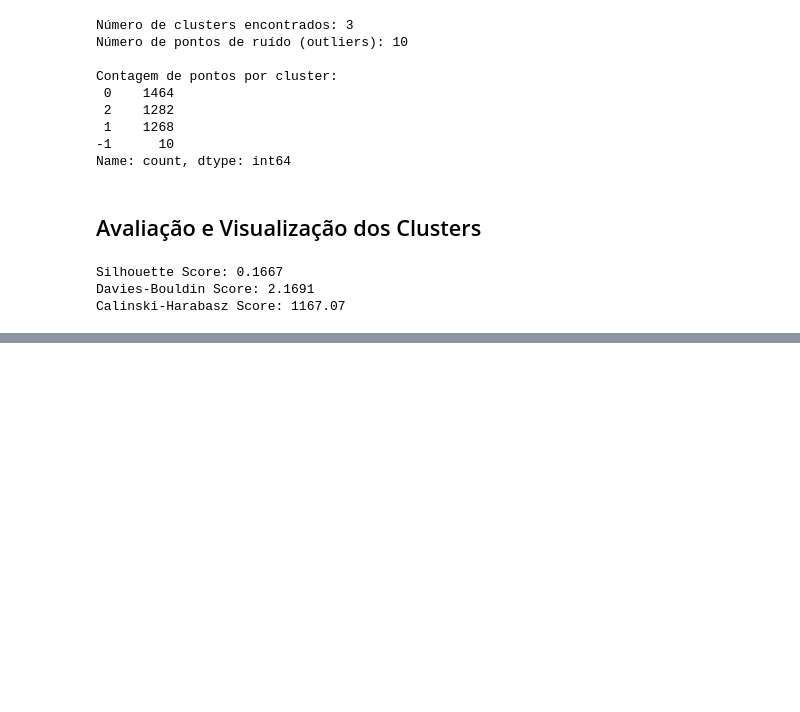
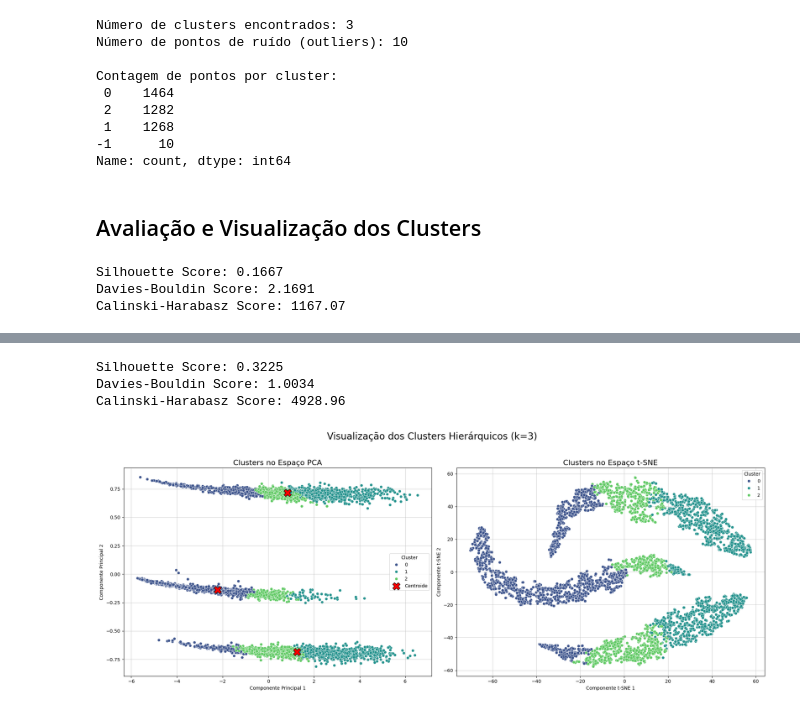
Before and after one commit to joabemorais/Trabalho-ML-2, a Jupyter notebook: test.ipynb, the cells around one changed output, grey strips where cells are left out. Drawn from its saved outputs; the diff is of its cells as text; code cells hidden in the pictures; blank space fills up the shorter version.

```diff
--- a/test.ipynb
+++ b/test.ipynb
@@ -531,0 +547,75 @@ Cálculo concluído. Gerando o dendrograma...
+# %%
+k_hierarquico = 3
+
+hierarchical_cluster = AgglomerativeClustering(n_clusters=k_hierarquico, metric='euclidean', linkage='ward')
+hierarchical_labels = hierarchical_cluster.fit_predict(df_processed_scaled)
+
+# Calculando as métricas
+sil_score_h = silhouette_score(df_processed_scaled, hierarchical_labels)
+db_score_h = davies_bouldin_score(df_processed_scaled, hierarchical_labels)
+ch_score_h = calinski_harabasz_score(df_processed_scaled, hierarchical_labels)
+
+# Exibindo os resultados
+print(f"\nSilhouette Score: {sil_score_h:.4f}")
+print(f"Davies-Bouldin Score: {db_score_h:.4f}")
+print(f"Calinski-Harabasz Score: {ch_score_h:.2f}")
+# %% [output]
+Silhouette Score: 0.3225
+Davies-Bouldin Score: 1.0034
+Calinski-Harabasz Score: 4928.96
+# %%
+df_plot_hierarchical = pd.DataFrame()
+df_plot_hierarchical['PCA1'] = coordenadas_pca[:, 0]
+df_plot_hierarchical['PCA2'] = coordenadas_pca[:, 1]
+df_plot_hierarchical['TSNE1'] = coordenadas_tsne[:, 0]
+df_plot_hierarchical['TSNE2'] = coordenadas_tsne[:, 1]
+df_plot_hierarchical['Cluster'] = pd.Categorical(hierarchical_labels)
+
+
+# --- 2. CRIAÇÃO DOS GRÁFICOS ---
+fig, axes = plt.subplots(1, 2, figsize=(20, 8))
+fig.suptitle('Visualização dos Clusters Hierárquicos (k=3)', fontsize=20)
+
+# PCA
+sns.scatterplot(
+    data=df_plot_hierarchical,
+    x='PCA1',
+    y='PCA2',
+    hue='Cluster',
+    palette='viridis',
+    ax=axes[0]
+)
+# Centroides
+centroids_pca = df_clusters.groupby('Cluster')[['PCA1', 'PCA2']].mean()
+axes[0].scatter(
+    centroids_pca['PCA1'], centroids_pca['PCA2'],
+    marker='X', s=250, c='red', edgecolor='black', label='Centroide'
+)
+
+axes[0].set_title('Clusters no Espaço PCA', fontsize=16)
+axes[0].set_xlabel('Componente Principal 1')
+axes[0].set_ylabel('Componente Principal 2')
+axes[0].grid(True, alpha=0.6)
+axes[0].legend(title='Cluster')
+
+
+# t-SNE
+sns.scatterplot(
+    data=df_plot_hierarchical,
+    x='TSNE1',
+    y='TSNE2',
+    hue='Cluster',
+    palette='viridis',
+    ax=axes[1]
+)
+axes[1].set_title('Clusters no Espaço t-SNE', fontsize=16)
+axes[1].set_xlabel('Componente t-SNE 1')
+axes[1].set_ylabel('Componente t-SNE 2')
+axes[1].grid(True, alpha=0.6)
+axes[1].legend(title='Cluster')
+
+
+plt.tight_layout(rect=[0, 0, 1, 0.95])
+plt.show()
+# %% [output]
+[figure, added]
```
Also changed, not shown: parts of 10 cells of this notebook.
